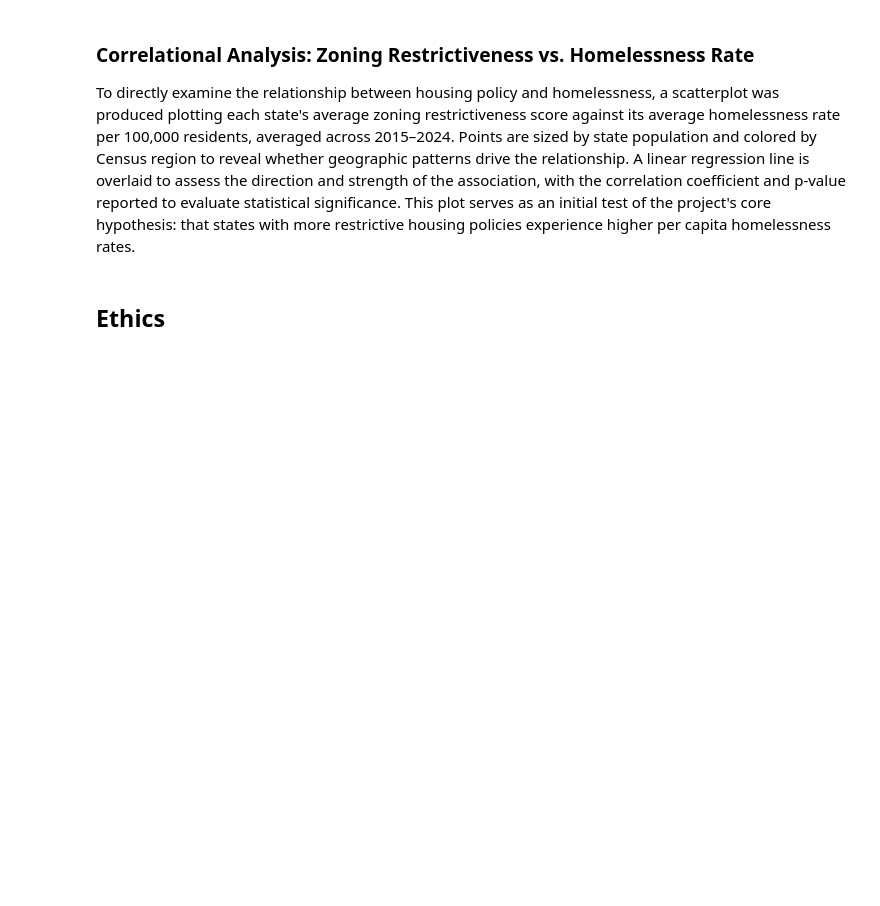
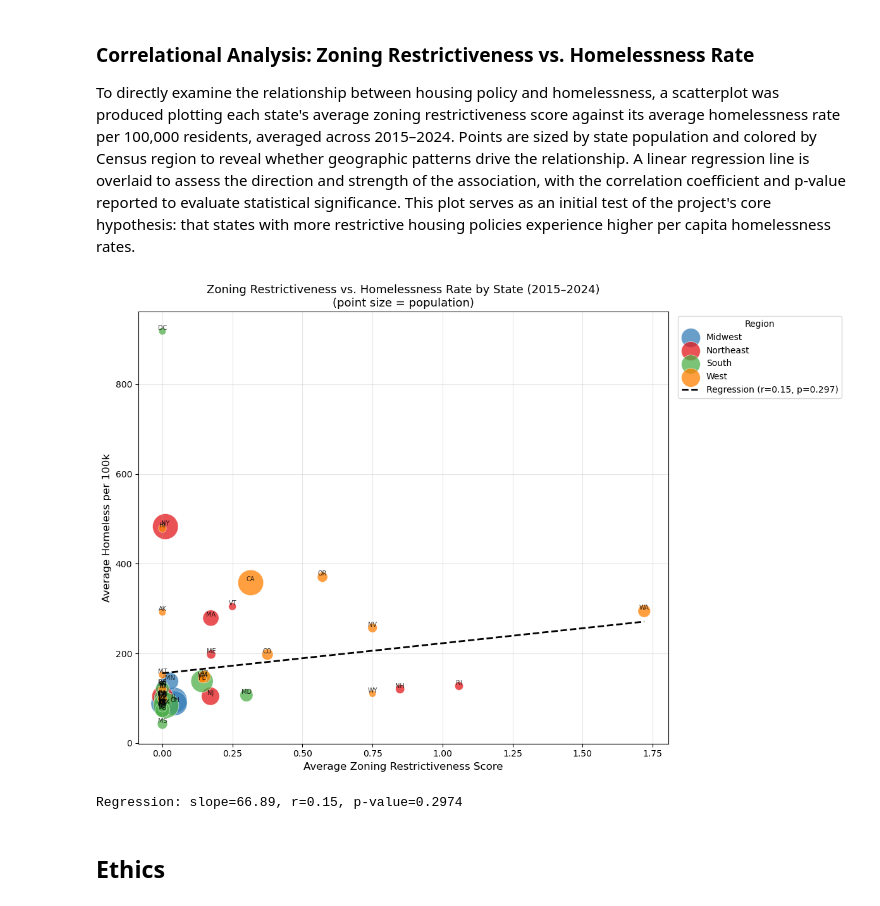
Before and after one commit to COGS108/Group-SP26-085, a Jupyter notebook: 02-EDACheckpoint.ipynb, the cells around one changed output. Cells and saved outputs as stored; diff of their text form; code cells hidden in the pictures; blank space fills up the shorter version.

```diff
--- a/02-EDACheckpoint.ipynb
+++ b/02-EDACheckpoint.ipynb
@@ -1415,18 +1466,16 @@ correlation coefficient and p-value reported to evaluate statistical significanc
 serves as an initial test of the project's core hypothesis: that states with more restrictive
 housing policies experience higher per capita homelessness rates.
 # %%
-# ── PLOT 2: Scatterplot — Zoning vs Homelessness ─────────────────────────────
-region_labels = {1: 'Northeast', 2: 'Midwest', 3: 'South', 4: 'West'}
-merged_avg['region_name'] = merged_avg['REGION'].map(region_labels)
+import matplotlib.pyplot as plt
+import numpy as np
+from scipy import stats
 
 fig, ax = plt.subplots(figsize=(12, 8))
 
-# color by region
 palette = {'Northeast': '#e41a1c', 'Midwest': '#377eb8',
            'South': '#4daf4a', 'West': '#ff7f00'}
 
 for region, group in merged_avg.groupby('region_name'):
-    # size points by population
     sizes = (group['pop'] / group['pop'].max()) * 800 + 50
     ax.scatter(
         group['avg_total_restrictions'],
@@ -1438,36 +1487,39 @@ for region, group in merged_avg.groupby('region_name'):
         edgecolors='white',
         linewidth=0.5
     )
-    # label each state
     for _, row in group.iterrows():
         ax.annotate(
             row['state'],
             (row['avg_total_restrictions'], row['homeless_per_100k']),
             fontsize=7, ha='center', va='bottom', alpha=0.8
         )
 
-# regression line
+# ── Regression line ───────────────────────────────────────────────────────────
 slope, intercept, r, p, se = stats.linregress(
     merged_avg['avg_total_restrictions'],
     merged_avg['homeless_per_100k']
 )
 x_line = np.linspace(merged_avg['avg_total_restrictions'].min(),
                      merged_avg['avg_total_restrictions'].max(), 100)
 ax.plot(x_line, intercept + slope * x_line,
         color='black', linewidth=2, linestyle='--',
         label=f'Regression (r={r:.2f}, p={p:.3f})')
 
 ax.set_xlabel('Average Zoning Restrictiveness Score', fontsize=12)
 ax.set_ylabel('Average Homeless per 100k', fontsize=12)
 ax.set_title('Zoning Restrictiveness vs. Homelessness Rate by State (2015–2024)\n'
              '(point size = population)', fontsize=13)
 ax.legend(title='Region', bbox_to_anchor=(1.01, 1), loc='upper left')
 ax.grid(True, alpha=0.3)
 plt.tight_layout()
+os.makedirs('results', exist_ok=True)
 plt.savefig('results/zoning_vs_homelessness_scatter.png', dpi=150, bbox_inches='tight')
 plt.show()
 
 print(f"Regression: slope={slope:.2f}, r={r:.2f}, p-value={p:.4f}")
+# %% [output]
+[figure, added]
+Regression: slope=66.89, r=0.15, p-value=0.2974
 # %% [markdown]
 ## Ethics
 # %% [markdown]
```
Also changed, not shown: parts of 1 cell of this notebook.
